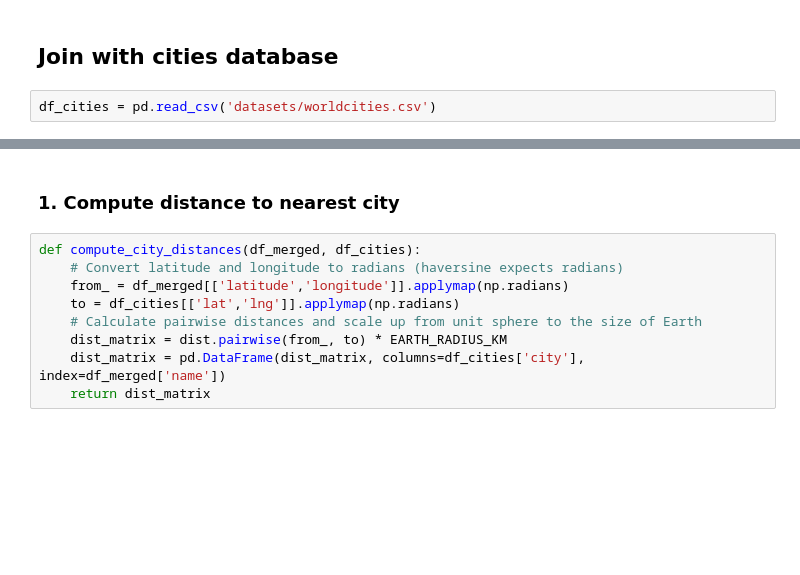
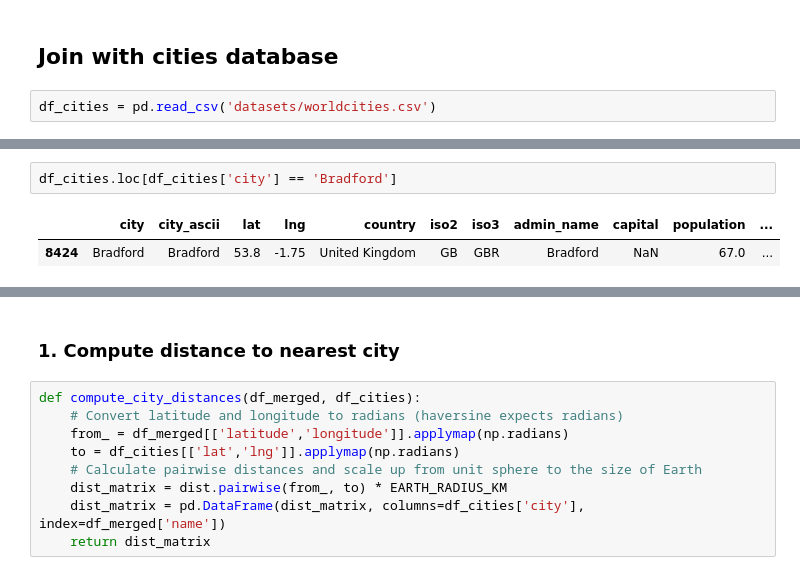
Before and after one commit to filipbalucha/FDS_final_project, a Jupyter notebook: data_processing.ipynb, the cells around one changed output, grey strips where cells are left out. Saved outputs shown, nothing was run; the diff lists cells and outputs as text; blank space fills up the shorter version.

```diff
--- a/data_processing.ipynb
+++ b/data_processing.ipynb
@@ -517,0 +525,5 @@ df_cities = df_cities[df_cities['population'] >= 100]
+# %%
+df_cities.loc[df_cities['city'] == 'Bradford']
+# %% [output]
+|  | city | city_ascii | lat | lng | country | iso2 | iso3 | admin_name | capital | population | ... |
+| 8424 | Bradford | Bradford | 53.8 | -1.75 | United Kingdom | GB | GBR | Bradford | NaN | 67.0 | ... |
```
Also changed, not shown: parts of 4 cells of this notebook, 15 other files.
